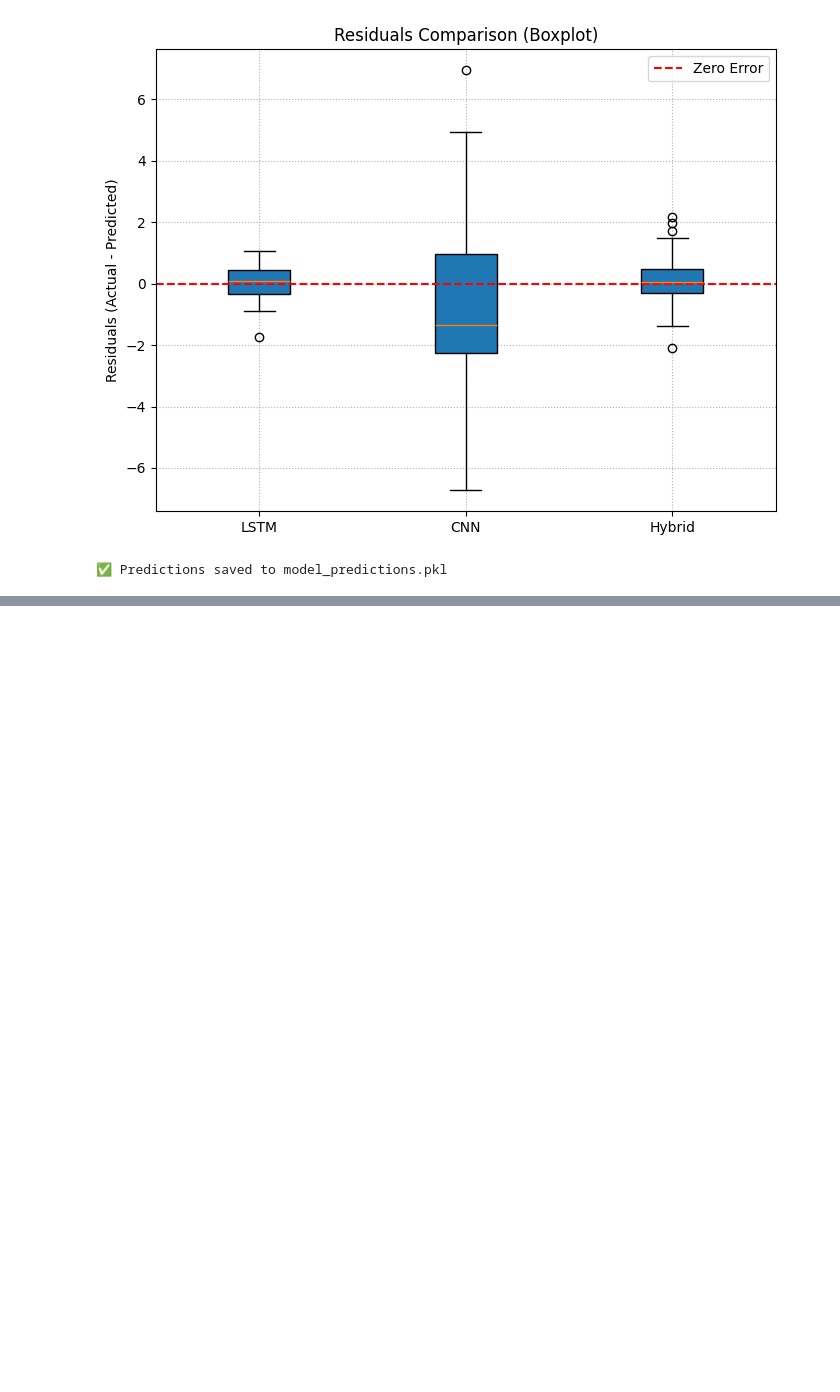
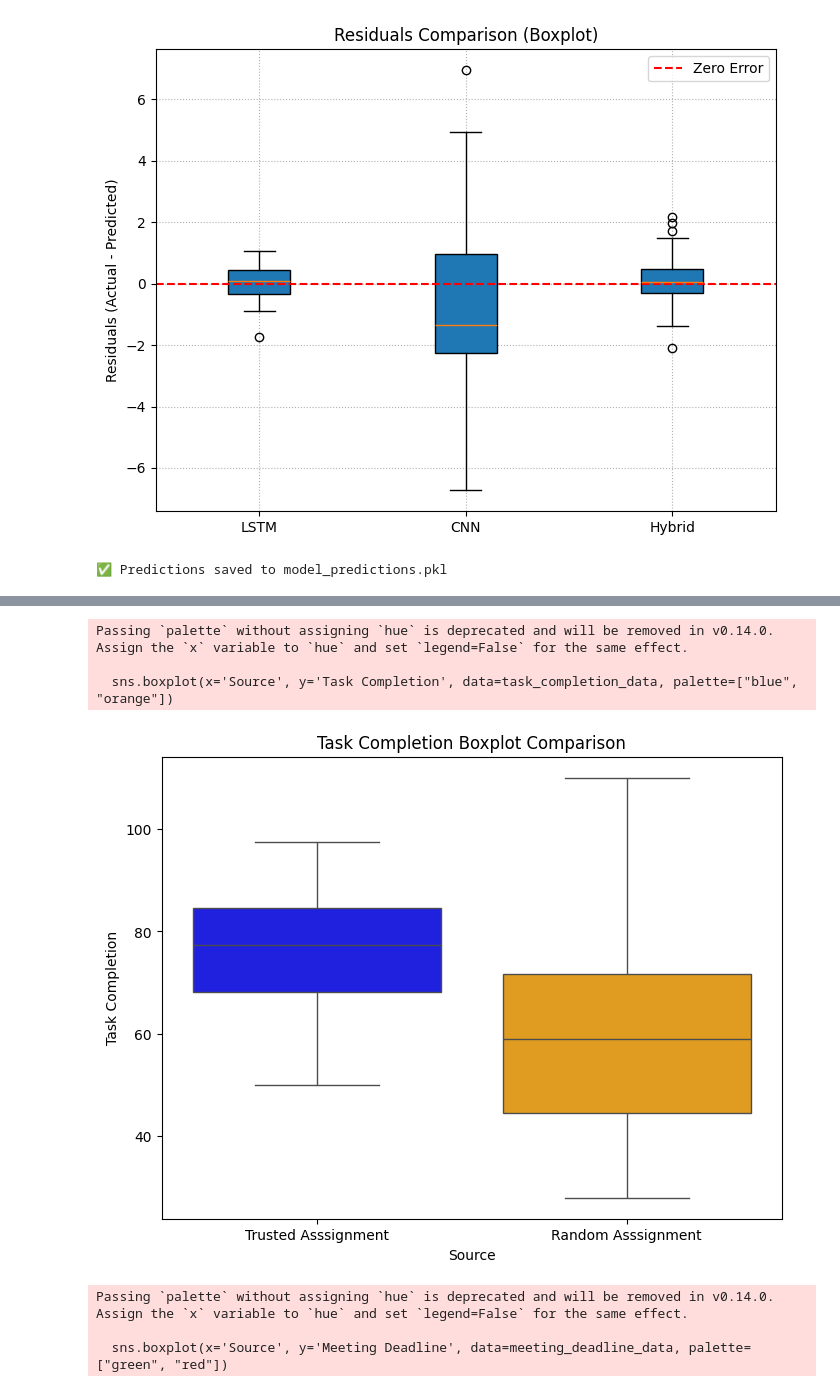
Before and after one commit to esbahsohail6/sataaf, a Jupyter notebook: trustscorelstmmaria_taskcompletion_(1).ipynb, the cells around one changed output, grey strips where cells are left out. Drawn from its saved outputs; the diff is of its cells as text; code cells hidden in the pictures; blank space fills up the shorter version.

```diff
--- a/trustscorelstmmaria_taskcompletion_(1).ipynb
+++ b/trustscorelstmmaria_taskcompletion_(1).ipynb
@@ -1717,0 +2256,38 @@ print("✅ Predictions saved to model_predictions.pkl")
+# %%
+import pandas as pd
+import matplotlib.pyplot as plt
+import seaborn as sns
+
+# Combine merged_df and merged_random_assign_df_clean into a long format DataFrame
+task_completion_data = pd.concat([
+    pd.DataFrame({'Task Completion': merged_df['Task Completion'], 'Source': 'Trusted Asssignment'}),
+    pd.DataFrame({'Task Completion': merged_random_assign_df_clean['Task Completion'], 'Source': 'Random Asssignment'})
+])
+
+# Boxplot Comparison for Task Completion (long format DataFrame)
+plt.figure(figsize=(8, 6))
+sns.boxplot(x='Source', y='Task Completion', data=task_completion_data, palette=["blue", "orange"])
+plt.title('Task Completion Boxplot Comparison')
+plt.ylabel('Task Completion')
+plt.show()
+
+# Combine Meeting Deadline data into a long format DataFrame
+meeting_deadline_data = pd.concat([
+    pd.DataFrame({'Meeting Deadline': merged_df['Meeting Deadline'], 'Source': 'Trusted Asssignment'}),
+    pd.DataFrame({'Meeting Deadline': merged_random_assign_df_clean['Meeting Deadline'], 'Source': 'Random Asssignment'})
+])
+
+# Boxplot Comparison for Meeting Deadline (long format DataFrame)
+plt.figure(figsize=(8, 6))
+sns.boxplot(x='Source', y='Meeting Deadline', data=meeting_deadline_data, palette=["green", "red"])
+plt.title('Meeting Deadline Boxplot Comparison')
+plt.ylabel('Meeting Deadline')
+plt.show()
+# %% [output]
+Passing `palette` without assigning `hue` is deprecated and will be removed in v0.14.0. Assign the `x` variable to `hue` and set `legend=False` for the same effect.
+
+  sns.boxplot(x='Source', y='Task Completion', data=task_completion_data, palette=["blue", "orange"])
+[figure, added]
+Passing `palette` without assigning `hue` is deprecated and will be removed in v0.14.0. Assign the `x` variable to `hue` and set `legend=False` for the same effect.
+
+  sns.boxplot(x='Source', y='Meeting Deadline', data=meeting_deadline_data, palette=["green", "red"])
```
Also changed, not shown: parts of 33 cells of this notebook.
